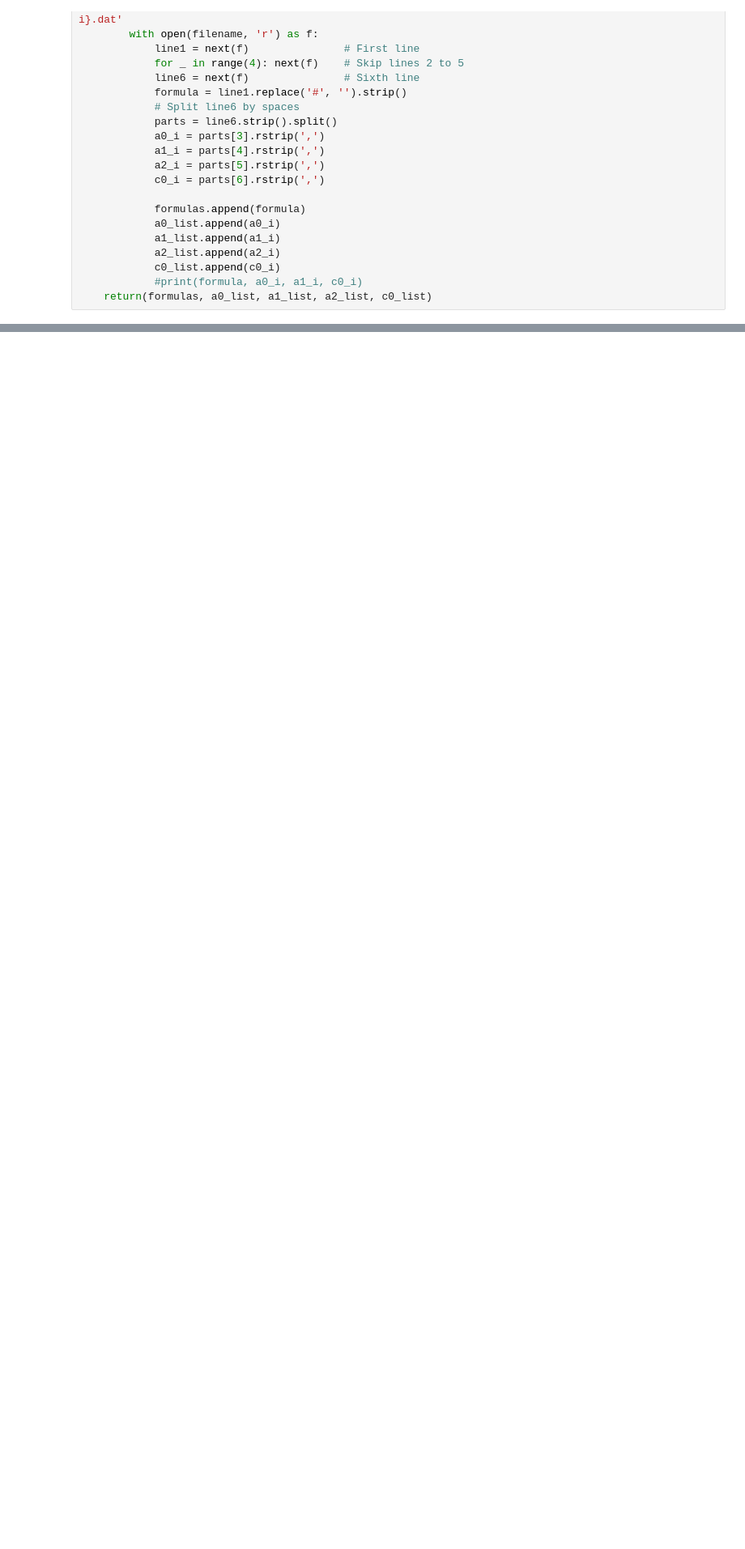
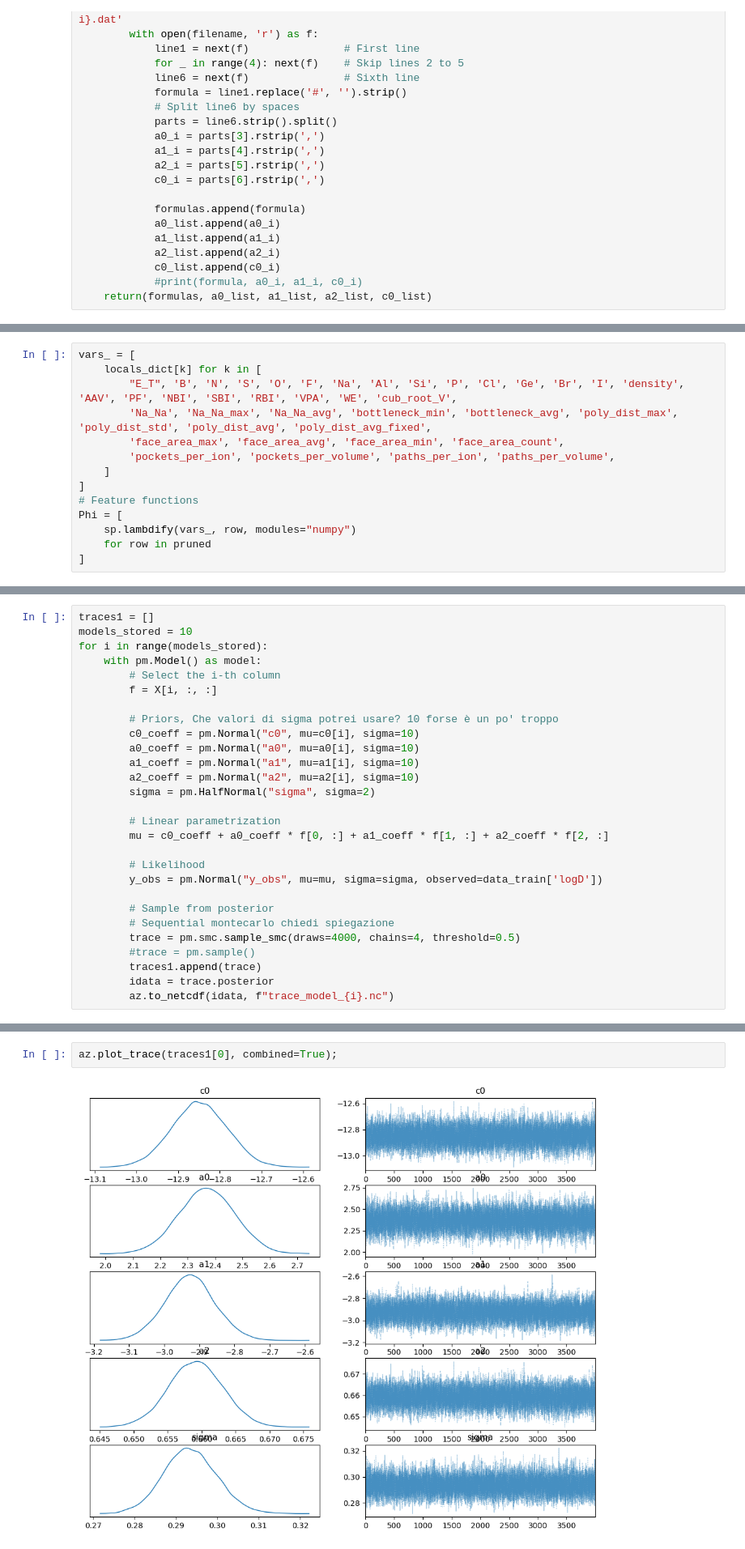
Before and after one commit to PaulD273/Symbolic-regression, a Jupyter notebook: Na/desc_dim_norm.ipynb, the cells around one changed output, grey strips where cells are left out. Shown at 81% size. Saved outputs shown, nothing was run; the diff lists cells and outputs as text; blank space fills up the shorter version.

```diff
--- a/Na/desc_dim_norm.ipynb
+++ b/Na/desc_dim_norm.ipynb
@@ -263,0 +344,14 @@ extract_dd3()
+# %%
+vars_ = [
+    locals_dict[k] for k in [
+        "E_T", 'B', 'N', 'S', 'O', 'F', 'Na', 'Al', 'Si', 'P', 'Cl', 'Ge', 'Br', 'I', 'density', 'AAV', 'PF', 'NBI', 'SBI', 'RBI', 'VPA', 'WE', 'cub_root_V',
+        'Na_Na', 'Na_Na_max', 'Na_Na_avg', 'bottleneck_min', 'bottleneck_avg', 'poly_dist_max', 'poly_dist_std', 'poly_dist_avg', 'poly_dist_avg_fixed',
+        'face_area_max', 'face_area_avg', 'face_area_min', 'face_area_count',
+        'pockets_per_ion', 'pockets_per_volume', 'paths_per_ion', 'paths_per_volume',
+    ]
+]
+# Feature functions
+Phi = [
+    sp.lambdify(vars_, row, modules="numpy")
+    for row in pruned
+]
@@ -263,0 +448,28 @@ extract_dd3()
+# %%
+traces1 = []
+models_stored = 10
+for i in range(models_stored):
+    with pm.Model() as model:
+        # Select the i-th column
+        f = X[i, :, :]
+
+        # Priors, Che valori di sigma potrei usare? 10 forse è un po' troppo
+        c0_coeff = pm.Normal("c0", mu=c0[i], sigma=10)
+        a0_coeff = pm.Normal("a0", mu=a0[i], sigma=10)
+        a1_coeff = pm.Normal("a1", mu=a1[i], sigma=10)
+        a2_coeff = pm.Normal("a2", mu=a2[i], sigma=10)
+        sigma = pm.HalfNormal("sigma", sigma=2)
+
+        # Linear parametrization
+        mu = c0_coeff + a0_coeff * f[0, :] + a1_coeff * f[1, :] + a2_coeff * f[2, :]
+
+        # Likelihood
+        y_obs = pm.Normal("y_obs", mu=mu, sigma=sigma, observed=data_train['logD'])
+
+        # Sample from posterior
+        # Sequential montecarlo chiedi spiegazione
+        trace = pm.smc.sample_smc(draws=4000, chains=4, threshold=0.5)
+        #trace = pm.sample()
+        traces1.append(trace)
+        idata = trace.posterior
+        az.to_netcdf(idata, f"trace_model_{i}.nc")
@@ -263,0 +494,4 @@ extract_dd3()
+# %%
+az.plot_trace(traces1[0], combined=True);
+# %% [output]
+[figure, added]
```
Also changed, not shown: parts of 52 cells of this notebook, 42 other files.
